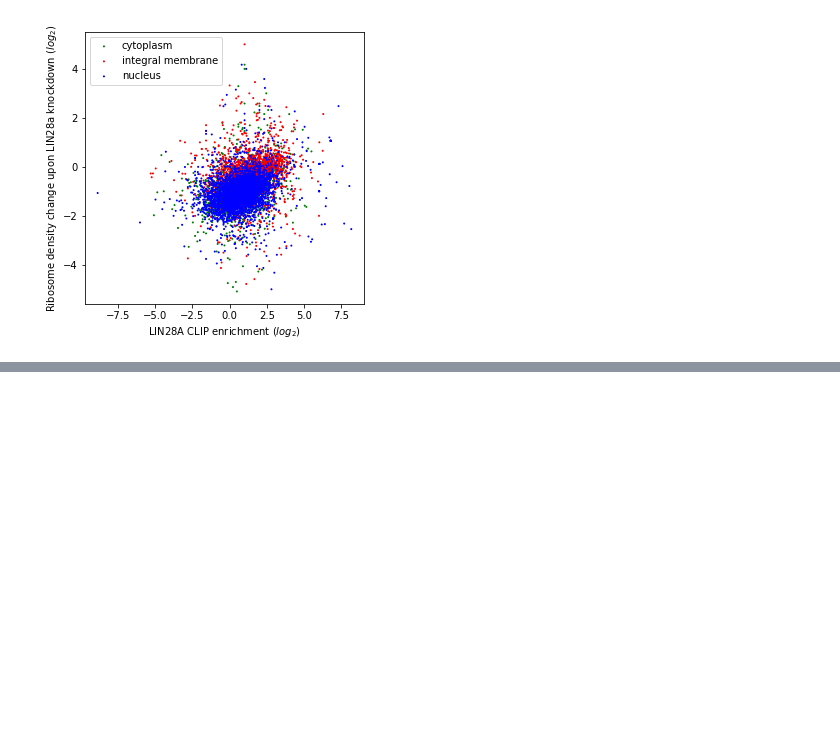
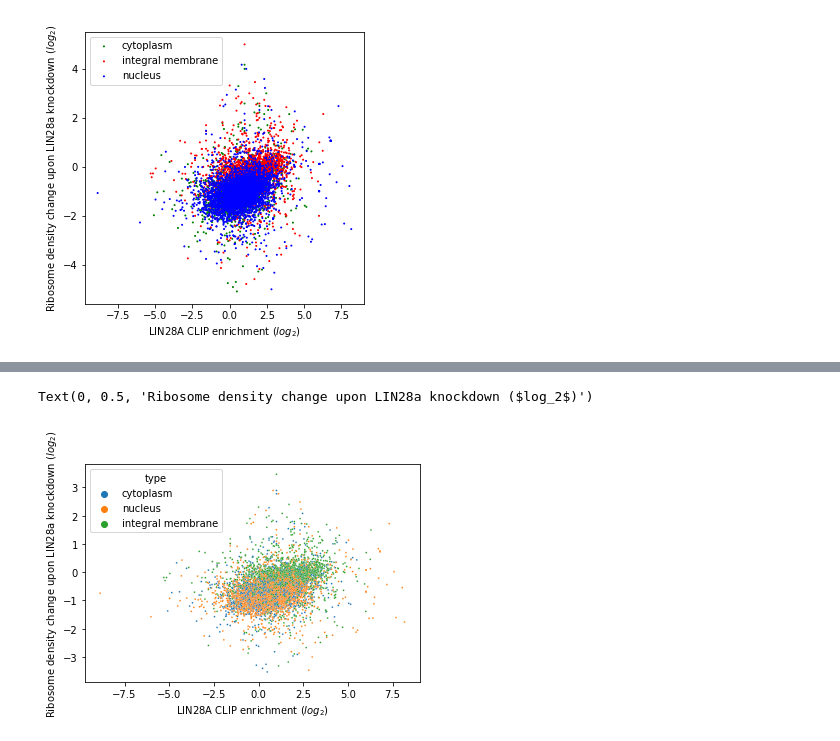
Before and after one commit to babaling/2021bioinfo1, a Jupyter notebook: Mission/CoLab_TermProj.ipynb, the cells around one changed output, grey strips where cells are left out. Saved outputs shown, nothing was run; the diff lists cells and outputs as text; code cells hidden in the pictures; blank space fills up the shorter version.

```diff
--- a/Mission/CoLab_TermProj.ipynb
+++ b/Mission/CoLab_TermProj.ipynb
@@ -370,0 +371,10 @@ Text(0, 0.5, 'Ribosome density change upon LIN28a knockdown ($log_2$)')
+# %%
+import seaborn as sns
+
+sns.scatterplot(np.log2(merged['clip_enrichment']), np.log(merged['rden_change']), data=merged, hue='type', s=3)
+
+plt.xlabel(r'LIN28A CLIP enrichment ($log_2$)')
+plt.ylabel(r'Ribosome density change upon LIN28a knockdown ($log_2$)')
+# %% [output]
+Text(0, 0.5, 'Ribosome density change upon LIN28a knockdown ($log_2$)')
+[figure, added]
```
Also changed, not shown: parts of 1 cell of this notebook.
